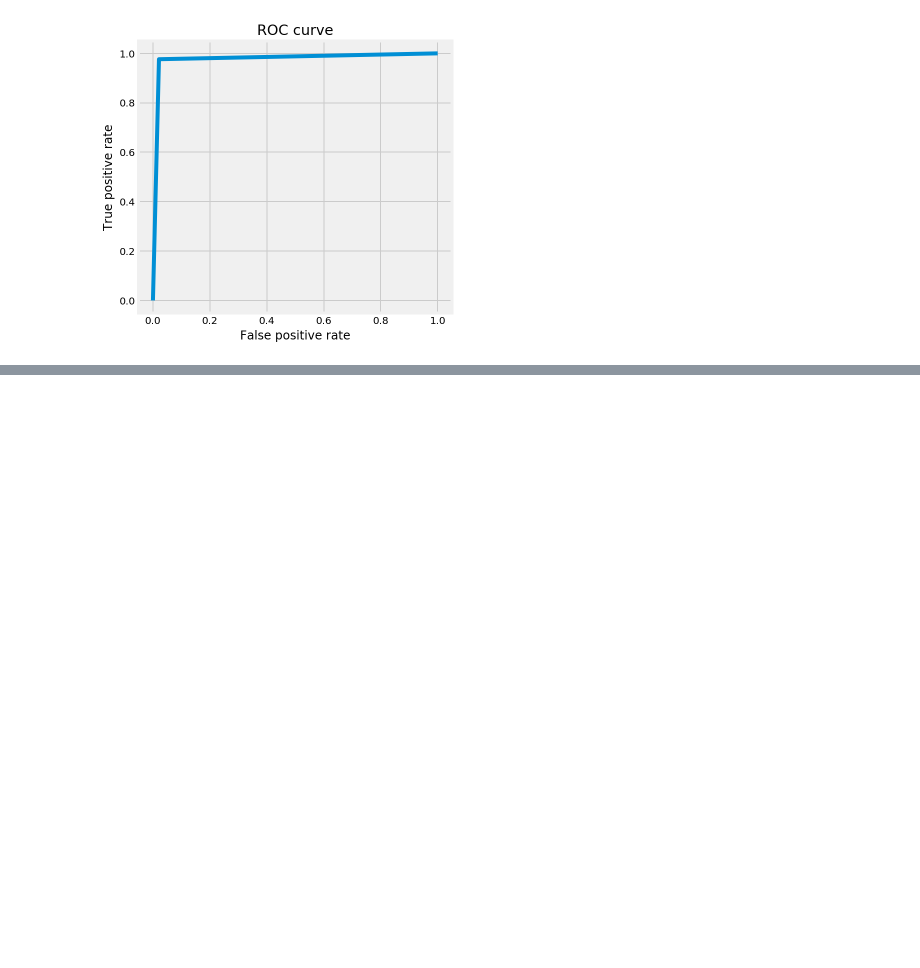
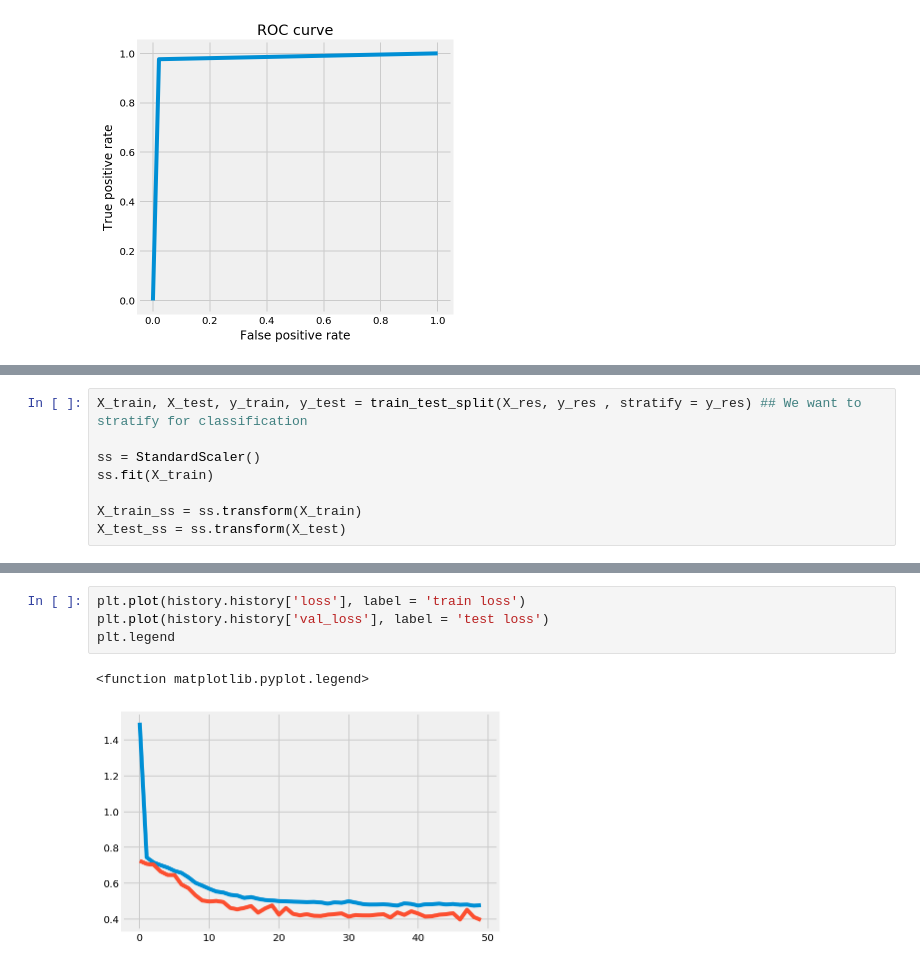
Before and after one commit to jphampton/west-nile, a Jupyter notebook: Models.ipynb, the cells around one changed output, grey strips where cells are left out. Saved outputs shown, nothing was run; the diff lists cells and outputs as text; blank space fills up the shorter version.

```diff
--- a/Models.ipynb
+++ b/Models.ipynb
@@ -453,0 +508,8 @@ plt.title('ROC curve');
+# %%
+X_train, X_test, y_train, y_test = train_test_split(X_res, y_res , stratify = y_res) ## We want to stratify for classification
+
+ss = StandardScaler()
+ss.fit(X_train)
+
+X_train_ss = ss.transform(X_train)
+X_test_ss = ss.transform(X_test)
@@ -453,0 +564,7 @@ plt.title('ROC curve');
+# %%
+plt.plot(history.history['loss'], label = 'train loss')
+plt.plot(history.history['val_loss'], label = 'test loss')
+plt.legend
+# %% [output]
+<function matplotlib.pyplot.legend>
+[figure, added]
```
Also changed, not shown: parts of 17 cells of this notebook.
